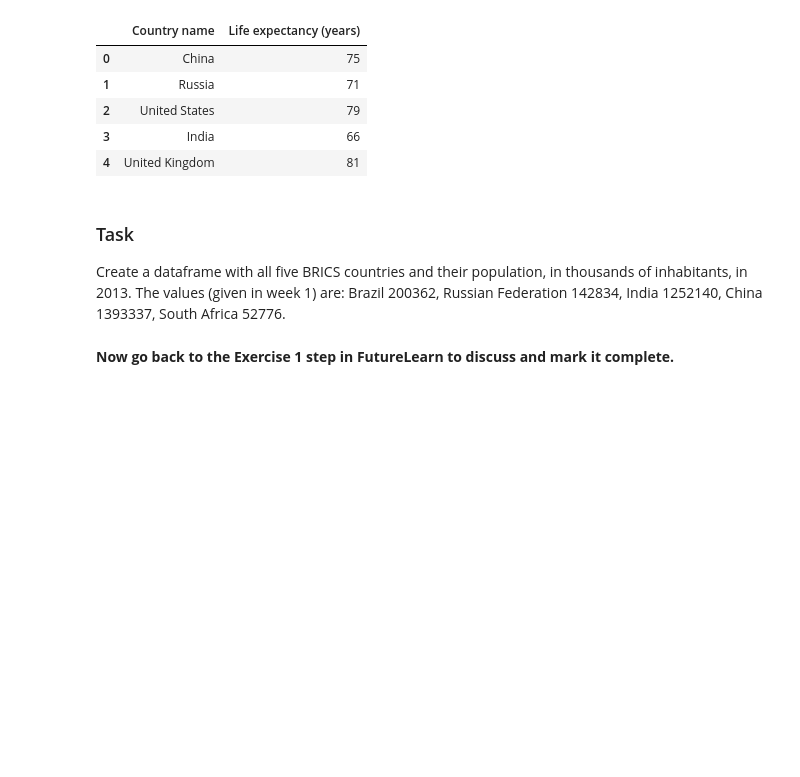
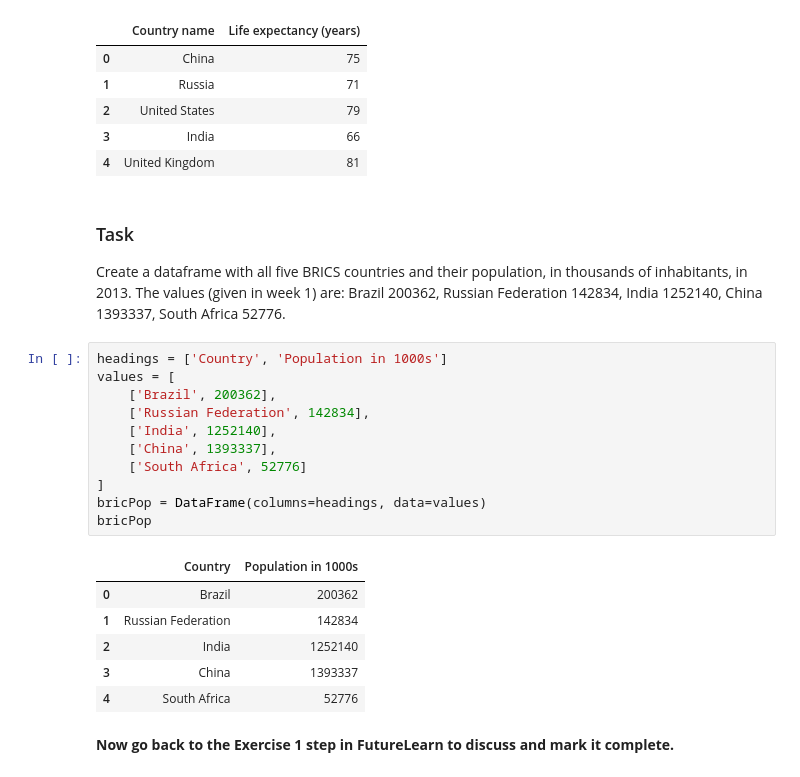
Before and after one commit to mrchrisadams/future-learn-learn-to-code, a Jupyter notebook: Week_3_exercise_notebook.ipynb, the cells around one changed output. Drawn from its saved outputs; the diff is of its cells as text; blank space fills up the shorter version.

```diff
--- a/Week_3_exercise_notebook.ipynb
+++ b/Week_3_exercise_notebook.ipynb
@@ -54,6 +54,24 @@ life
 ### Task
 
 Create a dataframe with all five BRICS countries and their population, in thousands of inhabitants, in 2013. The values (given in week 1) are: Brazil 200362, Russian Federation	142834, India 1252140, China 1393337, South Africa 52776.
+# %%
+headings = ['Country', 'Population in 1000s']
+values = [
+    ['Brazil', 200362],
+    ['Russian Federation', 142834],
+    ['India', 1252140],
+    ['China', 1393337],
+    ['South Africa', 52776]
+]
+bricPop = DataFrame(columns=headings, data=values)
+bricPop
+# %% [output]
+|  | Country | Population in 1000s |
+| 0 | Brazil | 200362 |
+| 1 | Russian Federation | 142834 |
+| 2 | India | 1252140 |
+| 3 | China | 1393337 |
+| 4 | South Africa | 52776 |
 # %% [markdown]
 **Now go back to the Exercise 1 step in FutureLearn to discuss and mark it complete.**
 # %% [markdown]
```
Also changed, not shown: parts of 12 cells of this notebook.
